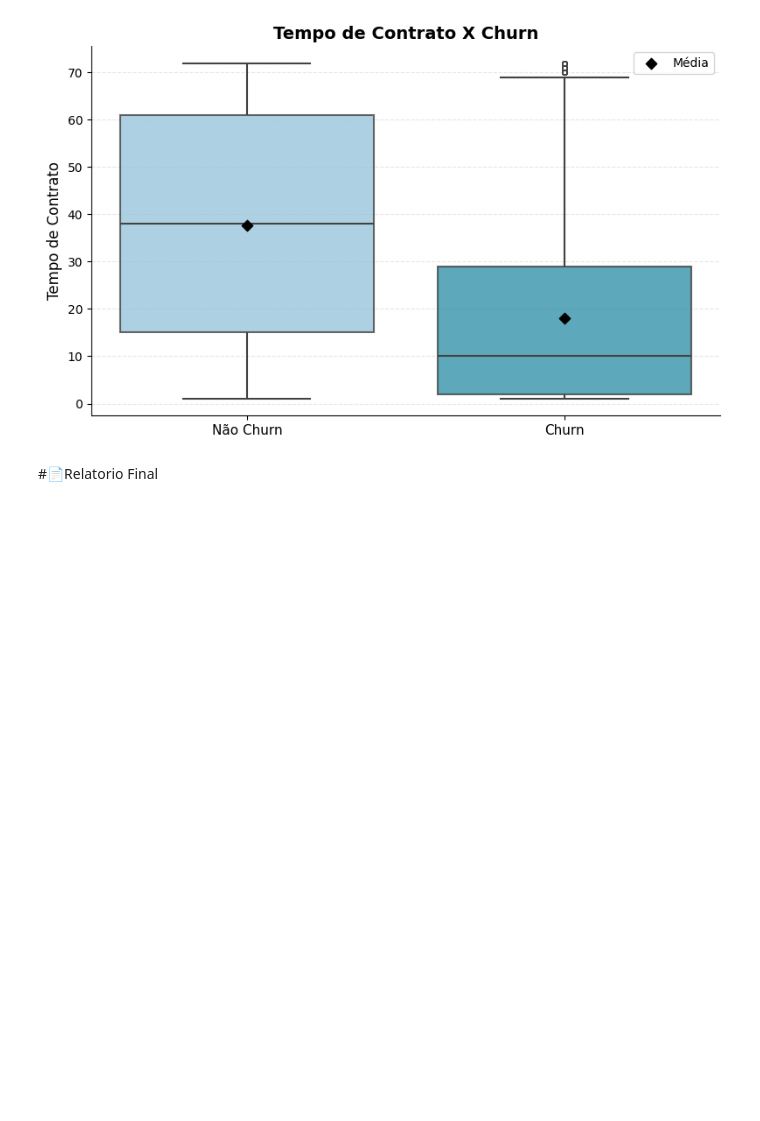
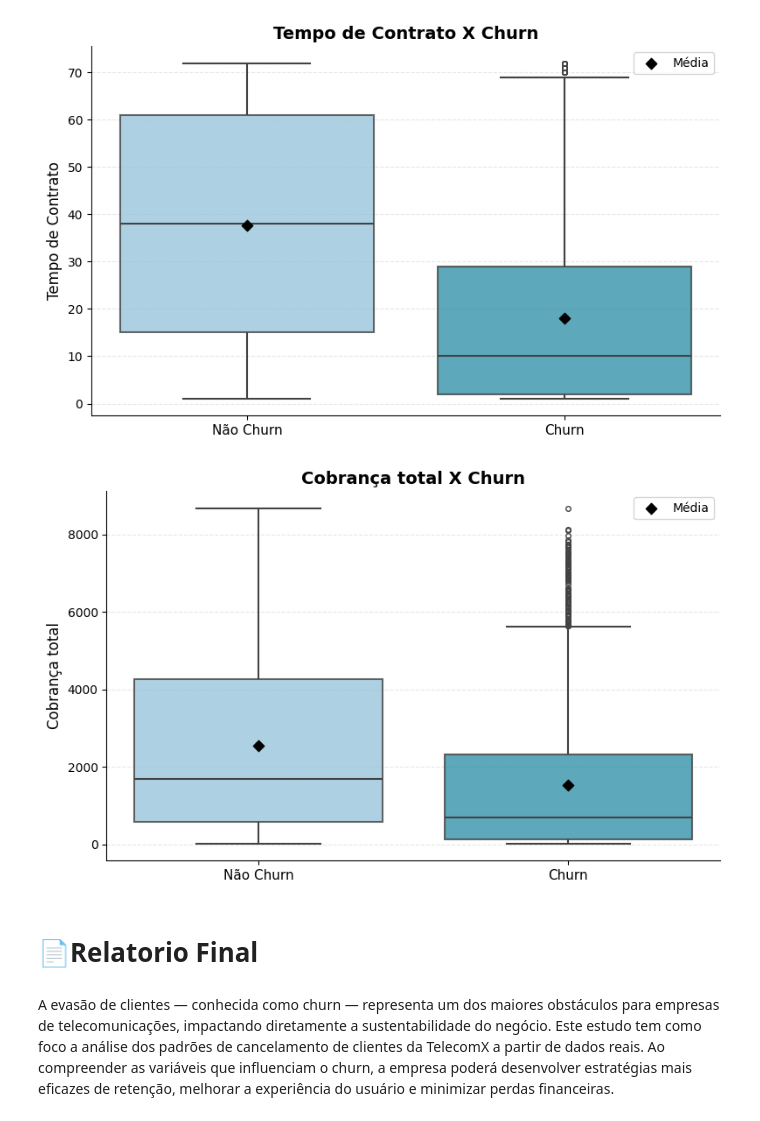
Before and after one commit to emilibohrer/telecom-x, a Jupyter notebook: TelecomX_BR.ipynb, the cells around one changed output. Saved outputs shown, nothing was run; the diff lists cells and outputs as text; code cells hidden in the pictures; blank space fills up the shorter version.

Commit message:
Análises descritivas

```diff
--- a/TelecomX_BR.ipynb
+++ b/TelecomX_BR.ipynb
@@ -121,8 +121,7 @@ df_base[colunas_yes_no] = df_base[colunas_yes_no].apply(lambda x: x.astype(int))
 Número de linhas duplicadas: 0 - 0.00%
 Número de linhas com algum valor nulo: 235 - 3.23%
 # %%
-
-df_base['contas_diarias'] = df_base['cobranca_mensal'] / 30
+df_base['cobranca_diaria'] = df_base['cobranca_mensal'] / 30
 # %%
 print(f'TOTAL DE LINHAS: {df_base.shape[0]}')
 print(f'TOTAL DE COLUNAS: {df_base.shape[1]}')
@@ -448,5 +440,18 @@ df=df_base
 plot_boxplot(df_base, x, y, titulo, label, cores)
 # %% [output]
 [figure]
+# %%
+cores = ['#8ECAE6', '#219EBC']
+
+x = 'churn'
+y = 'cobranca_total'
+titulo = 'Cobrança total X Churn'
+label = 'Cobrança total'
+
+plot_boxplot(df_base, x, y, titulo, label, cores)
+# %% [output]
+[figure, added]
 # %% [markdown]
-#📄Relatorio Final
+# 📄Relatorio Final
+# %% [markdown]
+A evasão de clientes — conhecida como churn — representa um dos maiores obstáculos para empresas de telecomunicações, impactando diretamente a sustentabilidade do negócio. Este estudo tem como foco a análise dos padrões de cancelamento de clientes da TelecomX a partir de dados reais. Ao compreender as variáveis que influenciam o churn, a empresa poderá desenvolver estratégias mais eficazes de retenção, melhorar a experiência do usuário e minimizar perdas financeiras.
```
Also changed, not shown: parts of 18 cells of this notebook.
